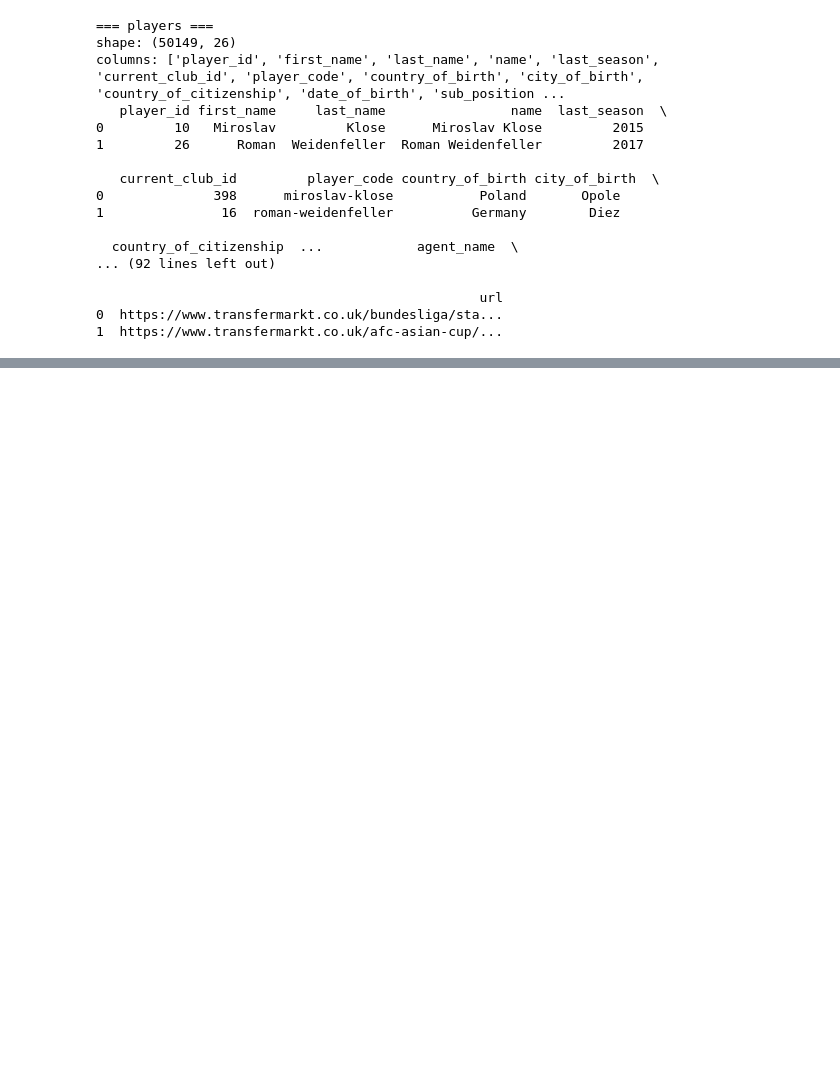
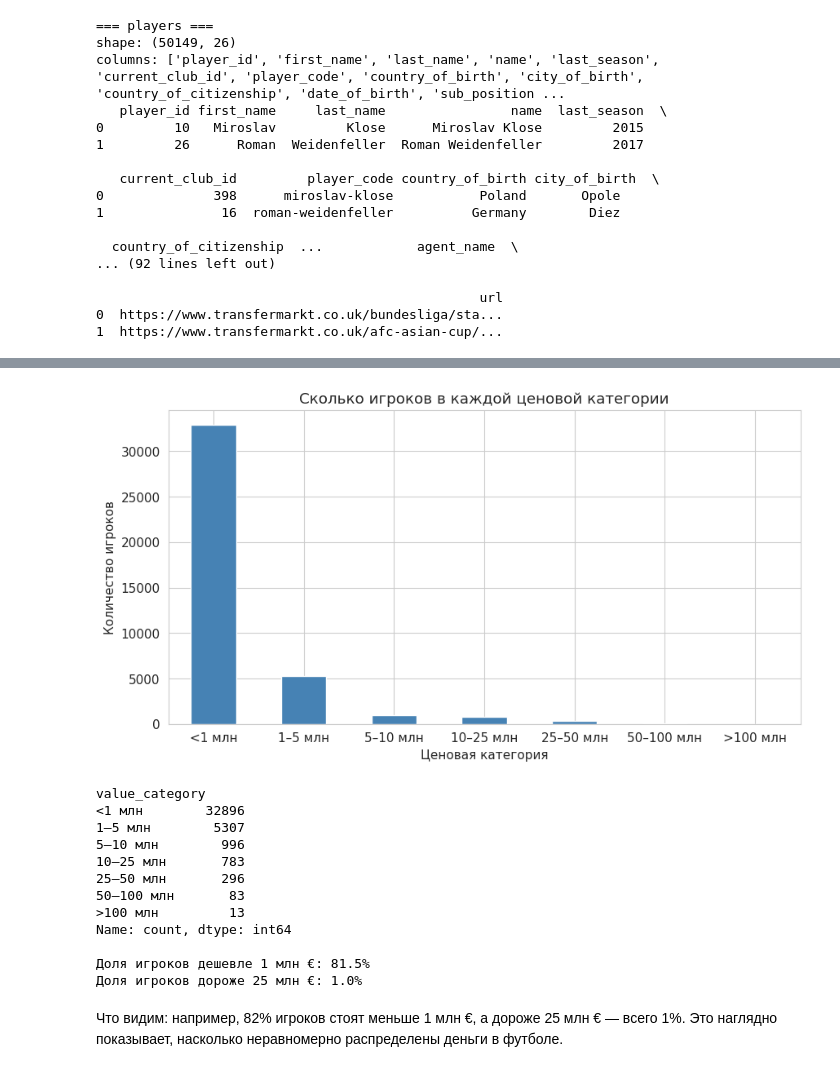
Before and after one commit to russian-cup-star/football-market-value-prediction, a Jupyter notebook: notebooks/01_eda.ipynb, the cells around one changed output, grey strips where cells are left out. Cells and saved outputs as stored; diff of their text form; code cells hidden in the pictures; blank space fills up the shorter version.

```diff
--- a/notebooks/01_eda.ipynb
+++ b/notebooks/01_eda.ipynb
@@ -70,0 +278,38 @@ columns: ['player_id', 'first_name', 'last_name', 'name', 'last_season', 'curren
+# %%
+# 2. Сколько игроков в каждой ценовой категории
+bins = [0, 1, 5, 10, 25, 50, 100, 200]
+labels = ['<1 млн', '1–5 млн', '5–10 млн', '10–25 млн',
+          '25–50 млн', '50–100 млн', '>100 млн']
+df_clean['value_category'] = pd.cut(df_clean['market_value_in_eur'] / 1e6,
+                                     bins=bins, labels=labels)
+
+counts = df_clean['value_category'].value_counts().reindex(labels)
+
+plt.figure(figsize=(10, 5))
+counts.plot(kind='bar', color='steelblue')
+plt.title('Сколько игроков в каждой ценовой категории')
+plt.xlabel('Ценовая категория')
+plt.ylabel('Количество игроков')
+plt.xticks(rotation=0)
+plt.savefig(f'{FIG_DIR}/01b_value_categories.png', dpi=150)
+plt.show()
+
+print(counts)
+print(f"\nДоля игроков дешевле 1 млн €: {counts['<1 млн'] / len(df_clean) * 100:.1f}%")
+print(f"Доля игроков дороже 25 млн €: {counts[['25–50 млн', '50–100 млн', '>100 млн']].sum() / len(df_clean) * 100:.1f}%")
+# %% [output]
+[figure, added]
+value_category
+<1 млн        32896
+1–5 млн        5307
+5–10 млн        996
+10–25 млн       783
+25–50 млн       296
+50–100 млн       83
+>100 млн         13
+Name: count, dtype: int64
+
+Доля игроков дешевле 1 млн €: 81.5%
+Доля игроков дороже 25 млн €: 1.0%
+# %% [markdown]
+Что видим: например, 82% игроков стоят меньше 1 млн €, а дороже 25 млн € — всего 1%. Это наглядно показывает, насколько неравномерно распределены деньги в футболе.
```
Also changed, not shown: parts of 26 cells of this notebook.
